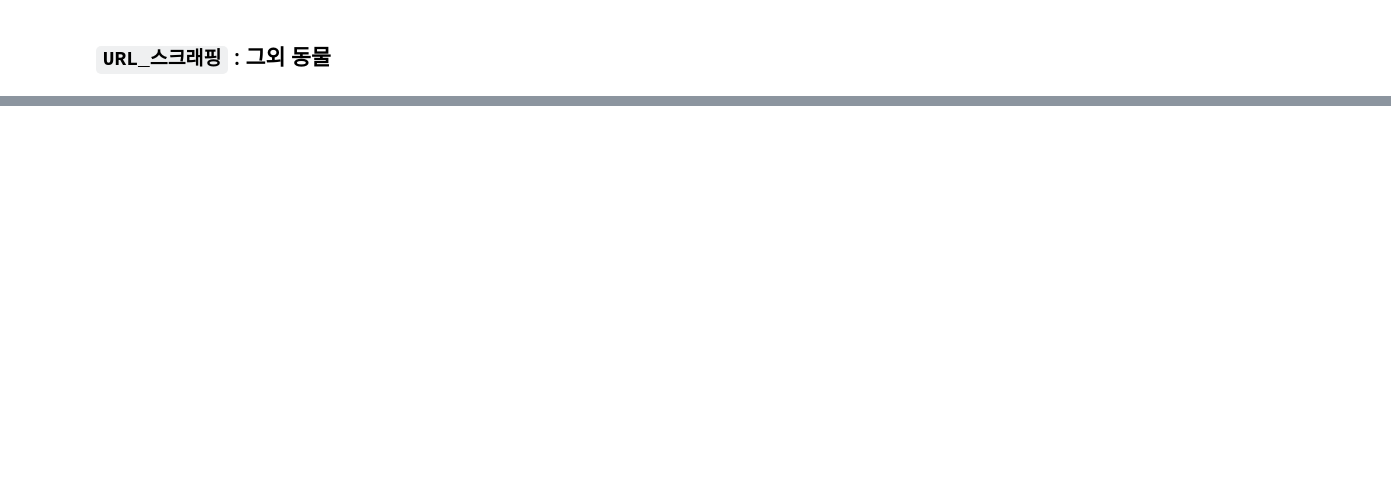
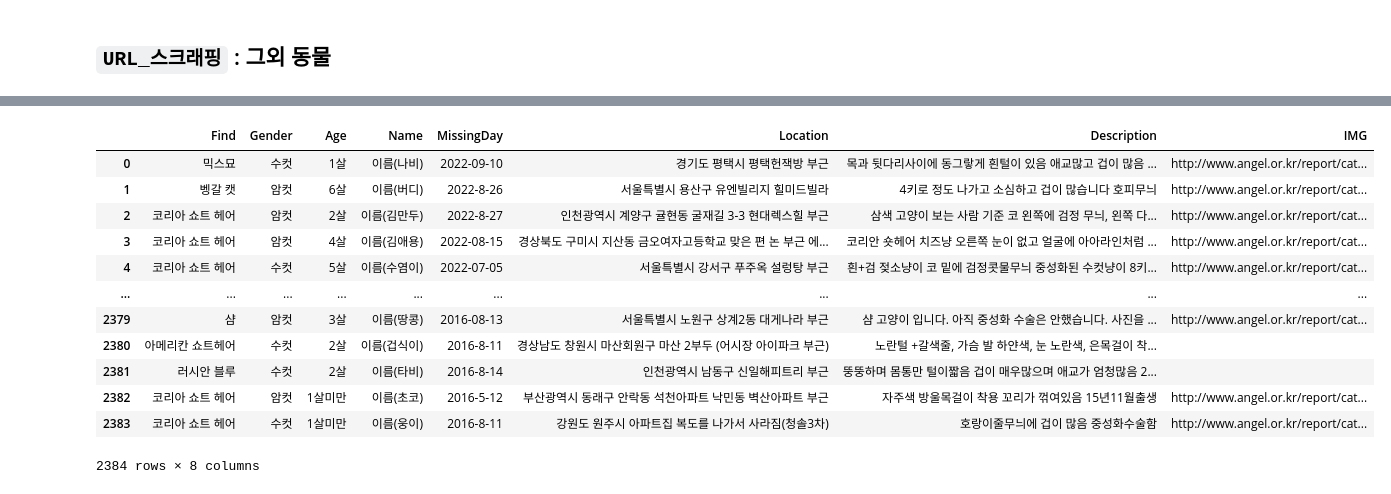
Before and after one commit to Jeong-WonSeok/LO-FI, a Jupyter notebook: DATA/Crawling/missingAnimalCrawling.ipynb, the cells around one changed output, grey strips where cells are left out. Drawn from its saved outputs; the diff is of its cells as text; code cells hidden in the pictures; blank space fills up the shorter version.

```diff
--- a/DATA/Crawling/missingAnimalCrawling.ipynb
+++ b/DATA/Crawling/missingAnimalCrawling.ipynb
@@ -251,14 +163,15 @@ def cat_url_scraping():
   cats_idx = 0
   for cat_url in emergency_cats:
     wd.get(cat_url)
-    cats_df.loc[cats_idx] = dog_info_scraping(cat_url, wd)
+    cats_df.loc[cats_idx] = animals_info_scraping(cat_url, wd)
     cats_idx += 1
 
+  wd.get(cats_url)
   missing_cats_url = missing_animals_url('cat', wd)
 
   for cat_url in missing_cats_url:
     wd.get(cat_url)
-    cats_df.loc[cats_idx] = dog_info_scraping(cat_url, wd)
+    cats_df.loc[cats_idx] = animals_info_scraping(cat_url, wd)
     cats_idx += 1
 
   return cats_df
@@ -309,0 +234,16 @@ others_df
+# %%
+cats_df
+# %% [output]
+|  | Find | Gender | Age | Name | MissingDay | Location | Description | IMG |
+| 0 | 믹스묘 | 수컷 | 1살 | 이름(나비) | 2022-09-10 | 경기도 평택시 평택헌잭방 부근 | 목과 뒷다리사이에 동그랗게 흰털이 있음 애교많고 겁이 많음 ... | http://www.angel.or.kr/report/cat... |
+| 1 | 벵갈 캣 | 암컷 | 6살 | 이름(버디) | 2022-8-26 | 서울특별시 용산구 유엔빌리지 힐미드빌라 | 4키로 정도 나가고 소심하고 겁이 많습니다 호피무늬 | http://www.angel.or.kr/report/cat... |
+| 2 | 코리아 쇼트 헤어 | 암컷 | 2살 | 이름(김만두) | 2022-8-27 | 인천광역시 계양구 귤현동 굴재길 3-3 현대렉스힐 부근 | 삼색 고양이 보는 사람 기준 코 왼쪽에 검정 무늬, 왼쪽 다... | http://www.angel.or.kr/report/cat... |
+| 3 | 코리아 쇼트 헤어 | 암컷 | 4살 | 이름(김애용) | 2022-08-15 | 경상북도 구미시 지산동 금오여자고등학교 맞은 편 논 부근 에... | 코리안 숏헤어 치즈냥 오른쪽 눈이 없고 얼굴에 아아라인처럼 ... | http://www.angel.or.kr/report/cat... |
+| 4 | 코리아 쇼트 헤어 | 수컷 | 5살 | 이름(수염이) | 2022-07-05 | 서울특별시 강서구 푸주옥 설렁탕 부근 | 흰+검 젖소냥이 코 밑에 검정콧물무늬 중성화된 수컷냥이 8키... | http://www.angel.or.kr/report/cat... |
+| ... | ... | ... | ... | ... | ... | ... | ... | ... |
+| 2379 | 샴 | 암컷 | 3살 | 이름(땅콩) | 2016-08-13 | 서울특별시 노원구 상계2동 대게나라 부근 | 샴 고양이 입니다. 아직 중성화 수술은 안했습니다. 사진을 ... | http://www.angel.or.kr/report/cat... |
+| 2380 | 아메리칸 쇼트헤어 | 수컷 | 2살 | 이름(겁식이) | 2016-8-11 | 경상남도 창원시 마산회원구 마산 2부두 (어시장 아이파크 부근) | 노란털 +갈색줄, 가슴 발 하얀색, 눈 노란색, 은목걸이 착... |  |
+| 2381 | 러시안 블루 | 수컷 | 2살 | 이름(타비) | 2016-8-14 | 인천광역시 남동구 신일해피트리 부근 | 뚱뚱하며 몸통만 털이짧음 겁이 매우많으며 애교가 엄청많음 2... |  |
+| 2382 | 코리아 쇼트 헤어 | 암컷 | 1살미만 | 이름(초코) | 2016-5-12 | 부산광역시 동래구 안락동 석천아파트 낙민동 벽산아파트 부근 | 자주색 방울목걸이 착용 꼬리가 꺾여있음 15년11월출생 | http://www.angel.or.kr/report/cat... |
+| 2383 | 코리아 쇼트 헤어 | 수컷 | 1살미만 | 이름(웅이) | 2016-8-11 | 강원도 원주시 아파트집 복도를 나가서 사라짐(청솔3차) | 호랑이줄무늬에 겁이 많음 중성화수술함 | http://www.angel.or.kr/report/cat... |
+2384 rows × 8 columns
```
Also changed, not shown: parts of 23 cells of this notebook, 4 other files.
